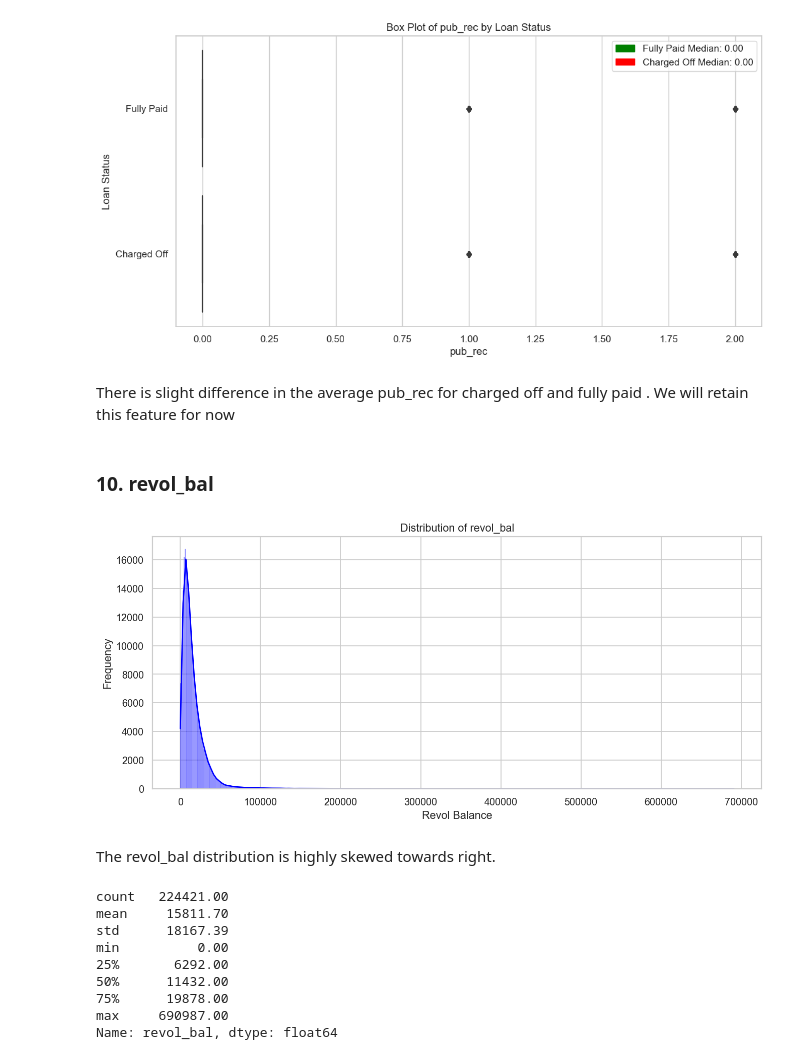
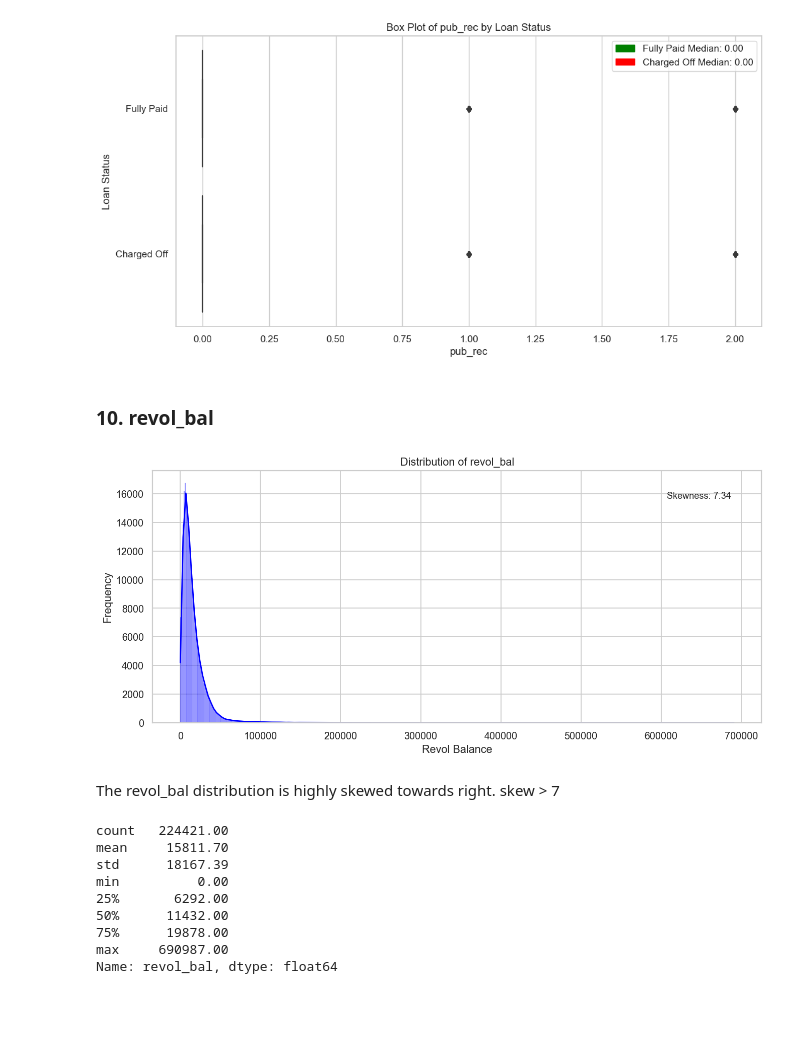
Before and after one commit to lalitharavi98/IS5126_Project-Loan-Default-Prediction, a Jupyter notebook: src/data_preprocessing.ipynb, the cells around one changed output. Cells and saved outputs as stored; diff of their text form; code cells hidden in the pictures; blank space fills up the shorter version.

```diff
--- a/src/data_preprocessing.ipynb
+++ b/src/data_preprocessing.ipynb
@@ -699,29 +714,31 @@ plt.title('Box Plot of pub_rec by Loan Status')
 plt.show()
 # %% [output]
 [figure]
-# %% [markdown]
-There is slight difference in the average pub_rec for charged off and fully paid . We will retain this feature for now
 # %% [markdown]
 ### 10. revol_bal
 # %%
 # Distribution of revol_bal
 sns.set(style="whitegrid")
 plt.figure(figsize=(12, 5), dpi =130)
 
 # Plot the distribution of revol_bal
 sns.histplot(df_train['revol_bal'],bins =500, kde= True,color='blue')
 
+skewness = df_train['revol_bal'].skew()
+
+plt.text(0.95, 0.9, f'Skewness: {skewness:.2f}', ha='right', va='center', transform=plt.gca().transAxes, fontsize=10)
+
 # Add labels and title
 plt.xlabel('Revol Balance')
 plt.ylabel('Frequency')
 plt.title('Distribution of revol_bal')
 
 # Show the plot
 plt.show()
 # %% [output]
-[figure, old version]
+[figure, new version]
 # %% [markdown]
-The revol_bal distribution is highly skewed towards right.
+The revol_bal distribution is highly skewed towards right. skew > 7
 # %%
 pd.options.display.float_format = '{:.2f}'.format
 description = df_train['revol_bal'].describe()
```
Also changed, not shown: parts of 38 cells of this notebook, 1 other file.
